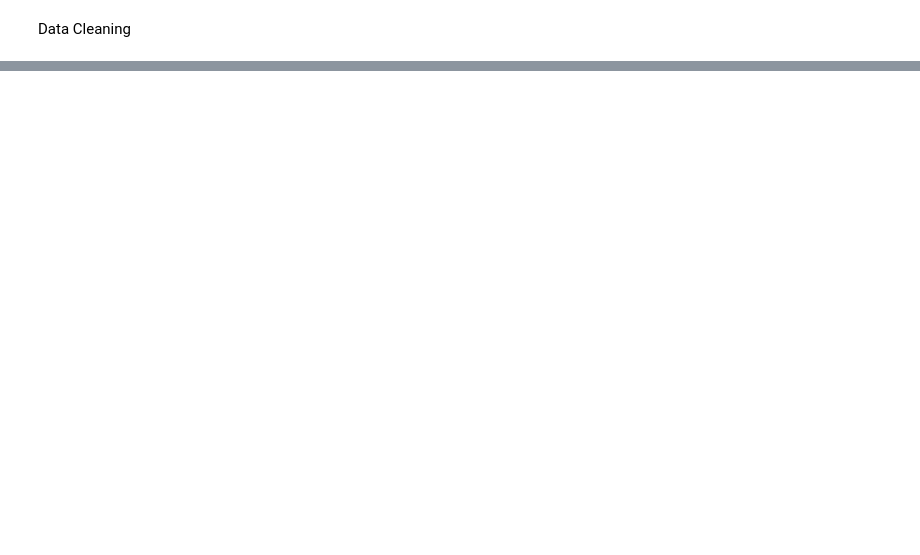
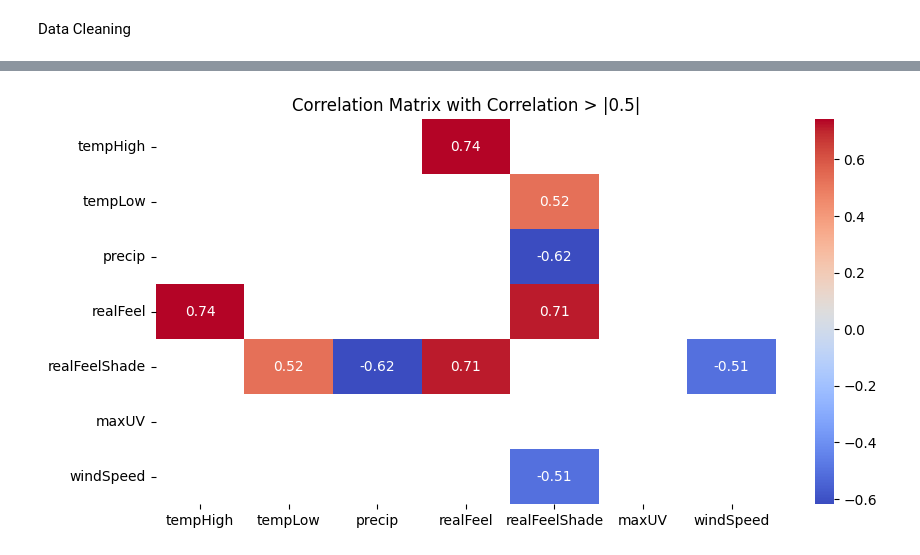
Before and after one commit to jddiosana/accuweather-data-analysis, a Jupyter notebook: data_analysis.ipynb, the cells around one changed output, grey strips where cells are left out. Cells and saved outputs as stored; diff of their text form; code cells hidden in the pictures; blank space fills up the shorter version.

```diff
--- a/data_analysis.ipynb
+++ b/data_analysis.ipynb
@@ -87,0 +155,6 @@ weather_data.to_csv('weather_data_clean.csv', index=False)
+# %%
+corr_matrix = weather_data[['tempHigh', 'tempLow', 'precip', 'realFeel', 'realFeelShade', 'maxUV', 'windSpeed']].corr()
+plt.figure(figsize=(10, 5))
+sns.heatmap(corr_matrix, annot=True, cmap='coolwarm')
+plt.title('Correlation Matrix')
+plt.show()
@@ -87,0 +163,10 @@ weather_data.to_csv('weather_data_clean.csv', index=False)
+# %%
+corr_matrix_high = corr_matrix[(corr_matrix.abs() > 0.5) & (corr_matrix.abs() < 1)]
+corr_matrix_low = corr_matrix[corr_matrix < 0.5]
+
+plt.figure(figsize=(10, 5))
+sns.heatmap(corr_matrix_high, annot=True, cmap='coolwarm')
+plt.title('Correlation Matrix with Correlation > |0.5|')
+plt.show()
+# %% [output]
+[figure, added]
```
Also changed, not shown: parts of 11 cells of this notebook, 2 other files.
